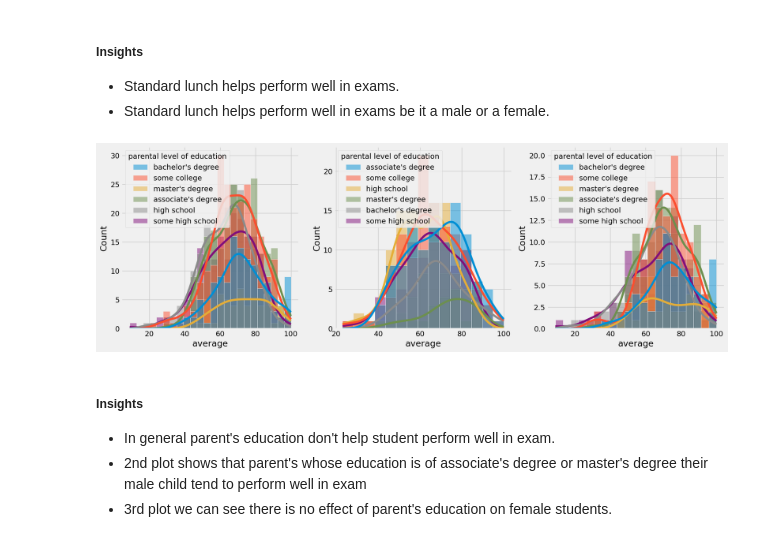
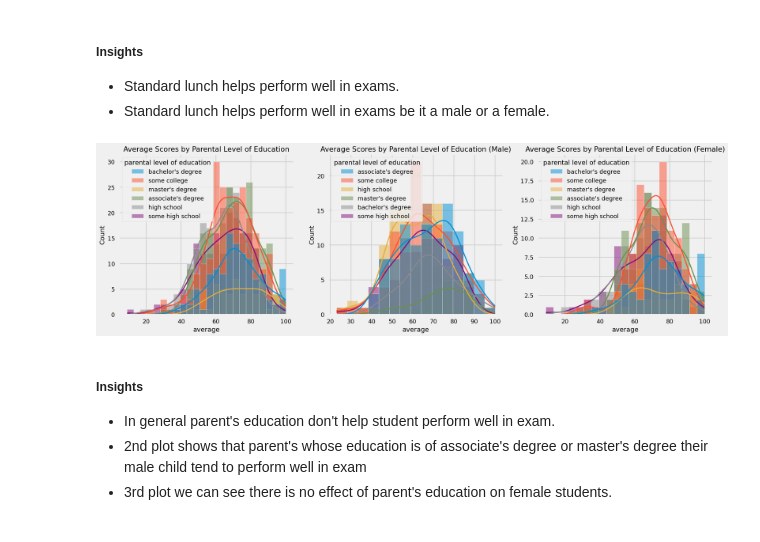
Before and after one commit to akhileshyadav8/ML-Project, a Jupyter notebook: notebook/1 . EDA STUDENT PERFORMANCE .ipynb, the cells around one changed output. Cells and saved outputs as stored; diff of their text form; code cells hidden in the pictures.

```diff
--- a/notebook/1 . EDA STUDENT PERFORMANCE .ipynb
+++ b/notebook/1 . EDA STUDENT PERFORMANCE .ipynb
@@ -284,16 +292,19 @@ plt.show()
 - Standard lunch helps perform well in exams.
 - Standard lunch helps perform well in exams be it a male or a female.
 # %%
-plt.subplots(1,3,figsize=(25,6))
+plt.subplots(1,3,figsize=(28,6))
 plt.subplot(141)
 ax =sns.histplot(data=df,x='average',kde=True,hue='parental level of education')
+plt.title('Average Scores by Parental Level of Education')
 plt.subplot(142)
-ax =sns.histplot(data=df[df.gender=='male'],x='average',kde=True,hue='parental level of education')
+ax =sns.histplot(data=df[df.gender=='male'],kde=True,x='average',hue='parental level of education')
+plt.title('Average Scores by Parental Level of Education (Male)')
 plt.subplot(143)
-ax =sns.histplot(data=df[df.gender=='female'],x='average',kde=True,hue='parental level of education')
+ax =sns.histplot(data=df[df.gender=='female'],kde=True,x='average',hue='parental level of education')
+plt.title('Average Scores by Parental Level of Education (Female)')
 plt.show()
 # %% [output]
-[figure, old version]
+[figure, new version]
 # %% [markdown]
 #####  Insights
 - In general parent's education don't help student perform well in exam.
```
Also changed, not shown: parts of 18 cells of this notebook.
